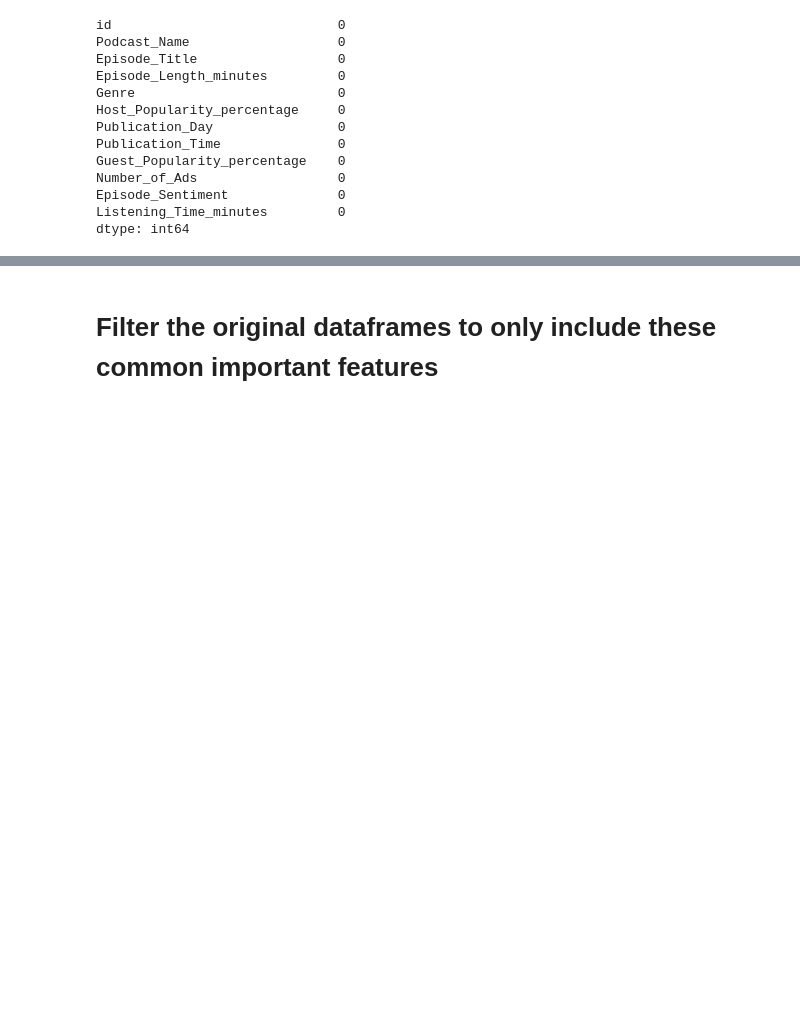
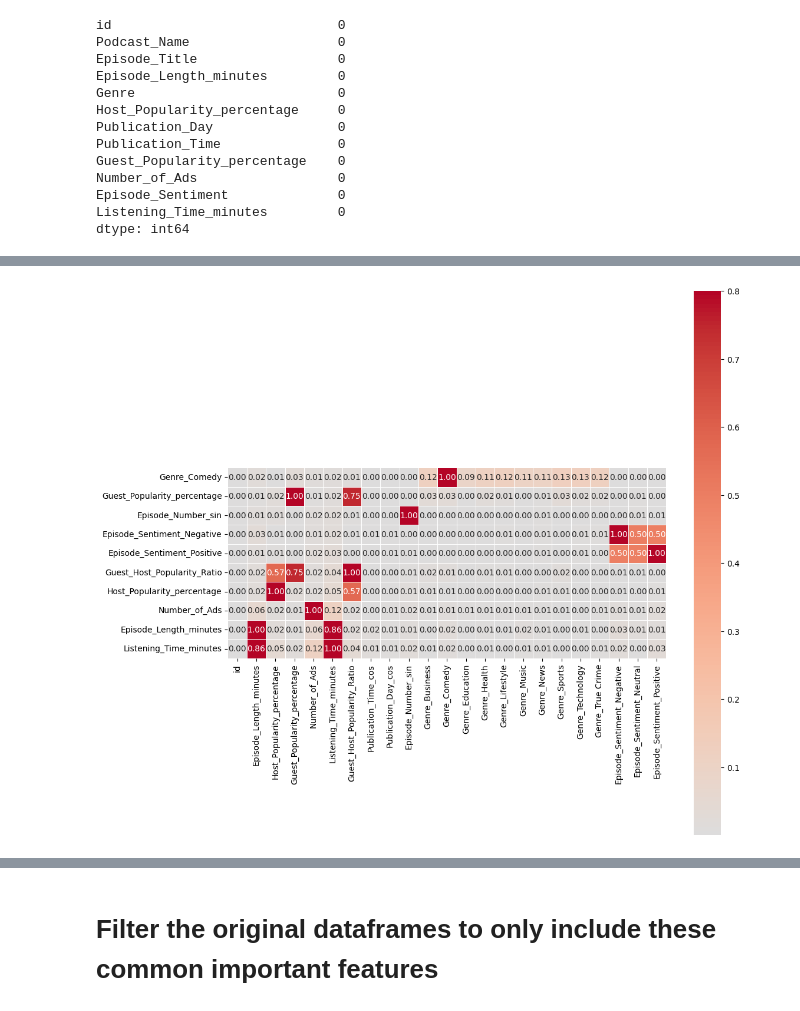
Before and after one commit to RichardMan13/podcast-listening-predictor, a Jupyter notebook: model_with_better_feature_enginearing.ipynb, the cells around one changed output, grey strips where cells are left out. Saved outputs shown, nothing was run; the diff lists cells and outputs as text; code cells hidden in the pictures; blank space fills up the shorter version.

```diff
--- a/model_with_better_feature_enginearing.ipynb
+++ b/model_with_better_feature_enginearing.ipynb
@@ -252,0 +260,10 @@ XGBRegressor(base_score=None, booster=None, callbacks=None,
+# %%
+k = 10 #number of variables for heatmap
+corrmat_2 = corrmat.nlargest(k, target_col).sort_values(by=[target_col])
+
+# sns.set_theme(font_scale=1.25)
+f, ax = plt.subplots(figsize=(12, 12))
+hm = sns.heatmap(corrmat_2, vmax=.8, square=True, cmap='coolwarm', annot=True, fmt='.2f', center=0, linewidths=0.5);
+plt.show()
+# %% [output]
+[figure, added]
```
Also changed, not shown: parts of 73 cells of this notebook.
